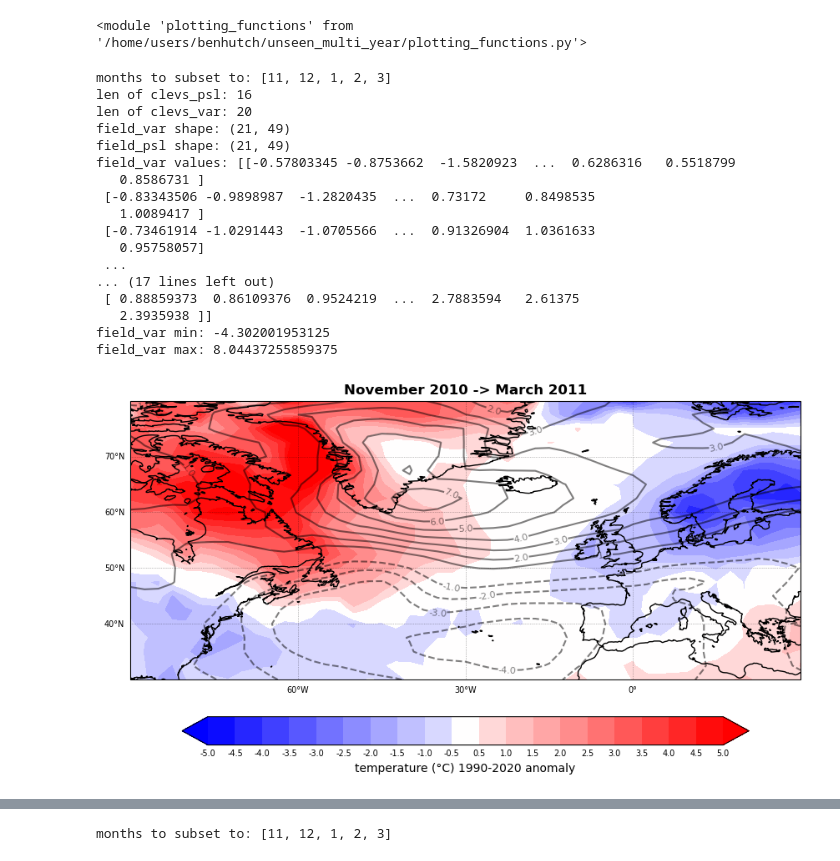
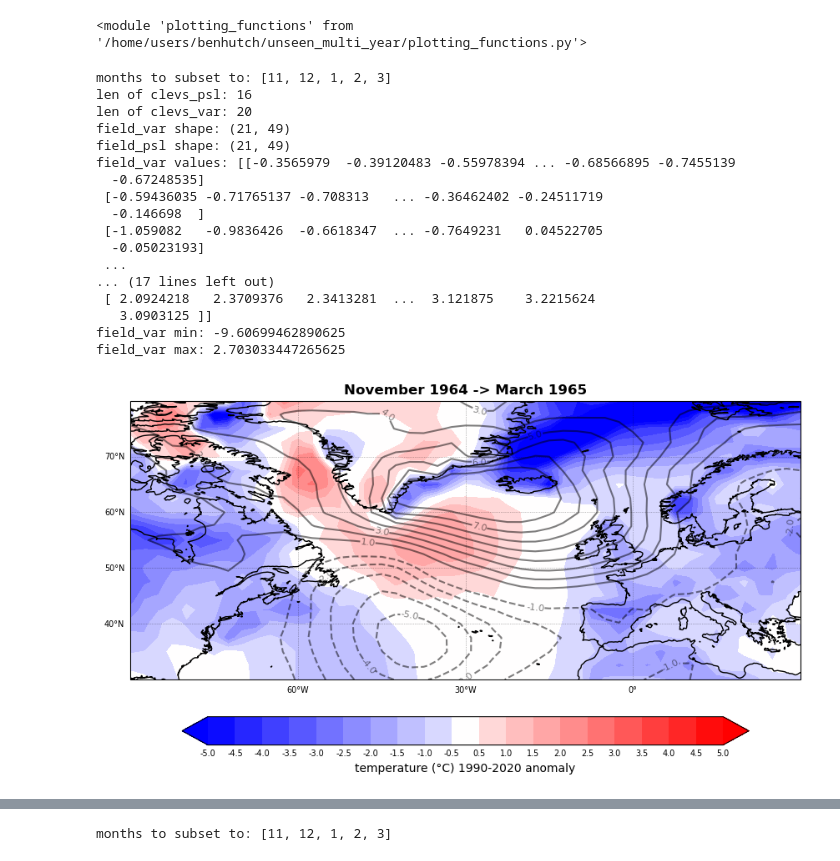
Before and after one commit to benhutchmet/unseen_multi_year, a Jupyter notebook: exploring_ind_events.ipynb, the cells around one changed output, grey strips where cells are left out. Cells and saved outputs as stored; diff of their text form; code cells hidden in the pictures.

```diff
--- a/exploring_ind_events.ipynb
+++ b/exploring_ind_events.ipynb
@@ -489,31 +489,31 @@ importlib.reload(plotting_functions)
 # %%
 # default is t2m
 plot_mslp_anoms_temp_wind_obs(
-    start_date="2010-11-01",
-    end_date="2011-03-31",
-    title="November 2010 -> March 2011",
+    start_date="1964-11-01",
+    end_date="1965-03-31",
+    title="November 1964 -> March 1965",
     variable="t2m",
     calc_anoms=True,
 )
 # %% [output]
 months to subset to: [11, 12, 1, 2, 3]
 len of clevs_psl: 16
 len of clevs_var: 20
 field_var shape: (21, 49)
 field_psl shape: (21, 49)
-field_var values: [[-0.57803345 -0.8753662  -1.5820923  ...  0.6286316   0.5518799
-   0.8586731 ]
- [-0.83343506 -0.9898987  -1.2820435  ...  0.73172     0.8498535
-   1.0089417 ]
- [-0.73461914 -1.0291443  -1.0705566  ...  0.91326904  1.0361633
-   0.95758057]
+field_var values: [[-0.3565979  -0.39120483 -0.55978394 ... -0.68566895 -0.7455139
+  -0.67248535]
+ [-0.59436035 -0.71765137 -0.708313   ... -0.36462402 -0.24511719
+  -0.146698  ]
+ [-1.059082   -0.9836426  -0.6618347  ... -0.7649231   0.04522705
+  -0.05023193]
  ...
 ... (17 lines left out)
- [ 0.88859373  0.86109376  0.9524219  ...  2.7883594   2.61375
-   2.3935938 ]]
-field_var min: -4.302001953125
-field_var max: 8.04437255859375
+ [ 2.0924218   2.3709376   2.3413281  ...  3.121875    3.2215624
+   3.0903125 ]]
+field_var min: -9.60699462890625
+field_var max: 2.703033447265625
-[figure, old version]
+[figure, new version]
 # %%
 # default is t2m
 plot_mslp_anoms_temp_wind_obs(
```
Also changed, not shown: parts of 1 cell of this notebook.
